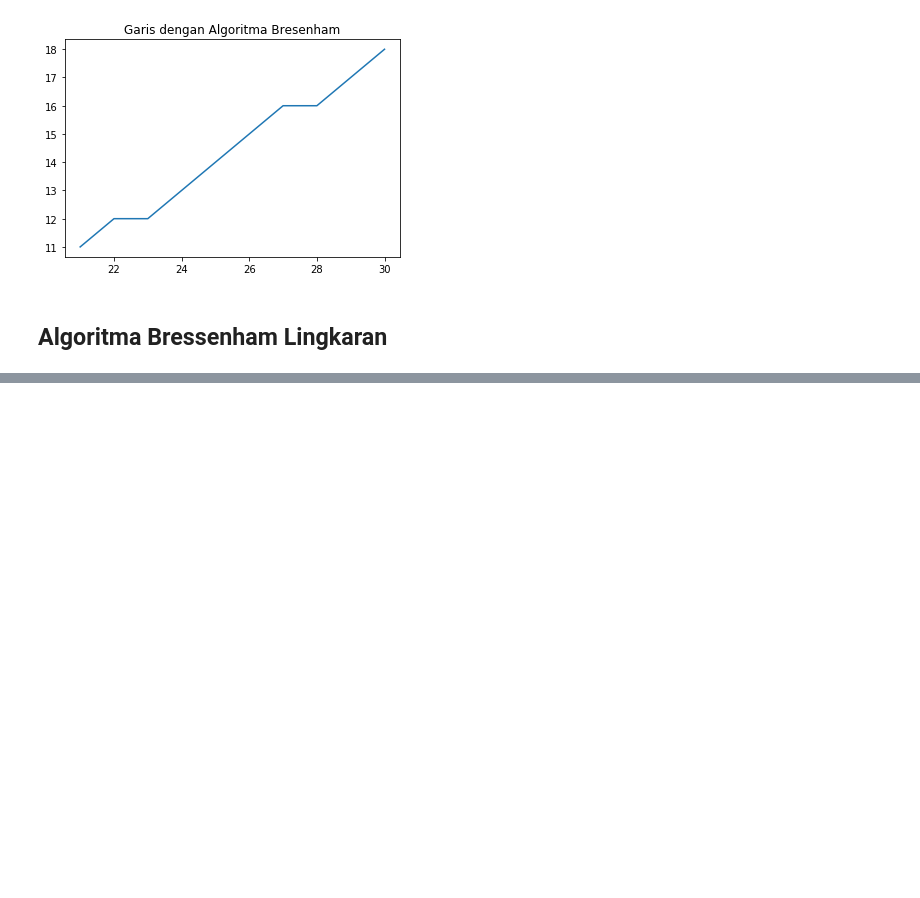
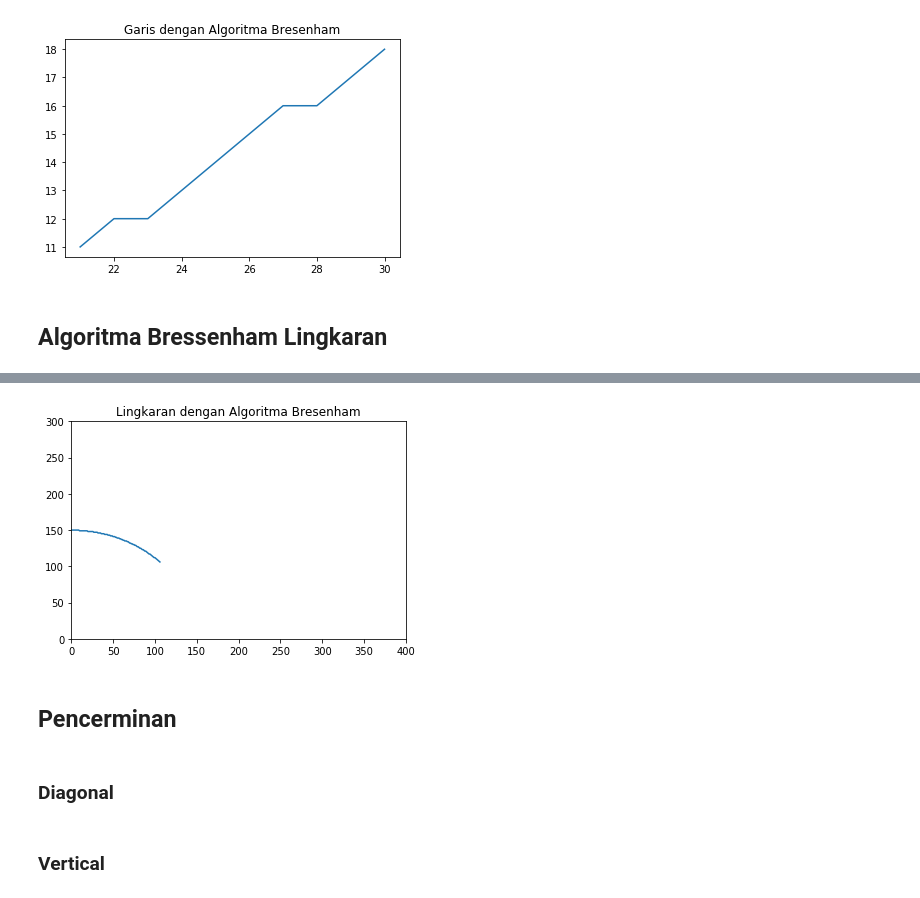
Before and after one commit to ibnutriyuono/grafika-citra2019, a Jupyter notebook: Algoritma DDA, Bressenham.ipynb, the cells around one changed output, grey strips where cells are left out. Cells and saved outputs as stored; diff of their text form; code cells hidden in the pictures; blank space fills up the shorter version.

```diff
--- a/Algoritma DDA, Bressenham.ipynb
+++ b/Algoritma DDA, Bressenham.ipynb
@@ -128,0 +148,37 @@ bressenhamcirc(0,0,10)
+# %%
+def lingkaran(x0,y0,r):
+    X = []
+    Y = []
+    duaX = []
+    duaY = []
+    pks = []
+    y0 = y0+r
+    pk = 1-r
+    pks.append(pk)
+    while x0<y0:
+        if pk < 0:
+            x0 = x0+1
+            duax = 2*x0
+            duay = 2*y0
+            pk = pk+duax+1
+            X.append(x0)
+            Y.append(y0)
+            pks.append(pk)
+            duaX.append(duax)
+            duaY.append(duay)
+        else:
+            x0 = x0+1
+            y0 = y0-1
+            duax = 2*x0
+            duay = 2*y0
+            pk = pk+duax+1-duay
+            pks.append(pk)
+            X.append(x0)
+            Y.append(y0)
+            duaX.append(duax)
+            duaY.append(duay)
+
+    return X,Y,pks,duaX,duaY
+# %%
+X,Y,pks,duaX,duaY = lingkaran(0,50,100)
+pks = pks[:-1]
@@ -128,0 +202,11 @@ bressenhamcirc(0,0,10)
+# %%
+plt.plot(X,Y)
+plt.title('Lingkaran dengan Algoritma Bresenham')
+plt.axis([0, 400, 0, 300])
+plt.show()
+# %% [output]
+[figure, added]
+# %% [markdown]
+## Pencerminan
+# %% [markdown]
+### Diagonal
@@ -128,0 +220,2 @@ bressenhamcirc(0,0,10)
+# %% [markdown]
+###  Vertical
```
Also changed, not shown: parts of 20 cells of this notebook.
